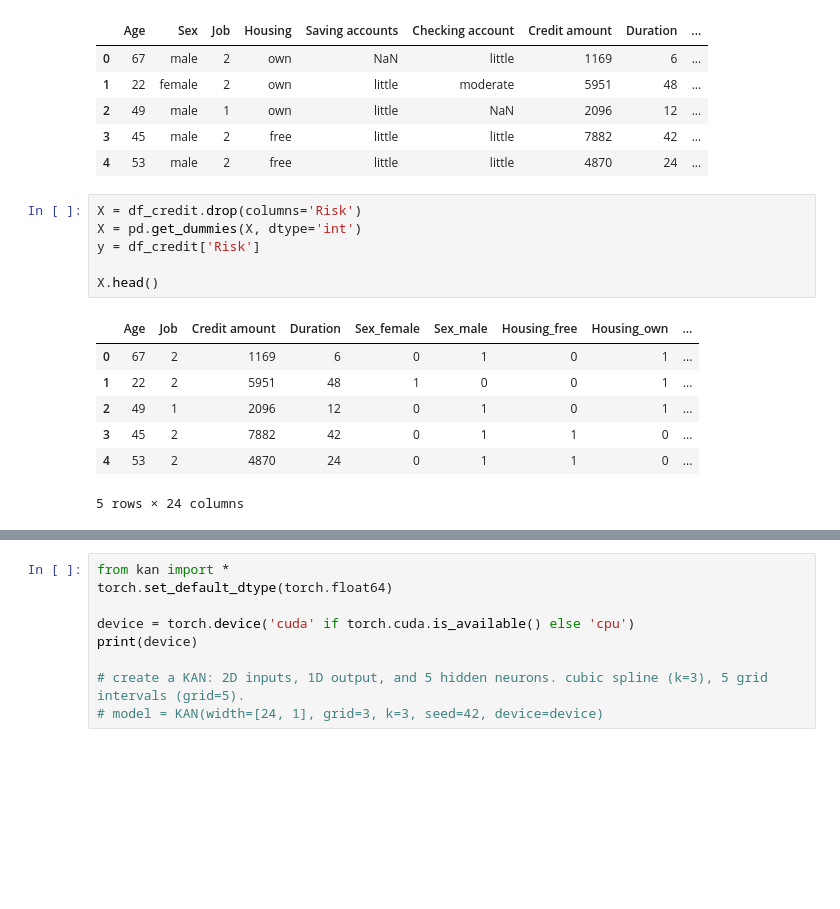
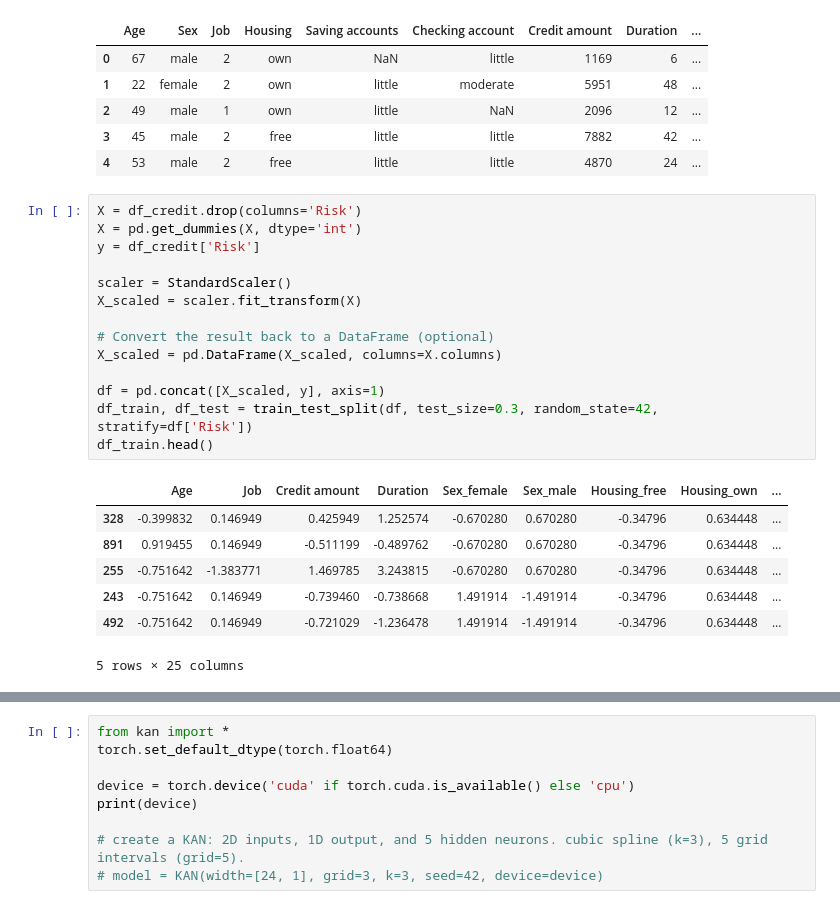
Before and after one commit to QuanPham19/functional-kan, a Jupyter notebook: phase_1/notebooks/credit_model.ipynb, the cells around one changed output, grey strips where cells are left out. Saved outputs shown, nothing was run; the diff lists cells and outputs as text; blank space fills up the shorter version.

```diff
--- a/phase_1/notebooks/credit_model.ipynb
+++ b/phase_1/notebooks/credit_model.ipynb
@@ -26,20 +38,28 @@ df_credit.head()
 | 2 | 49 | male | 1 | own | little | NaN | 2096 | 12 | ... |
 | 3 | 45 | male | 2 | free | little | little | 7882 | 42 | ... |
 | 4 | 53 | male | 2 | free | little | little | 4870 | 24 | ... |
-# %%
-X = df_credit.drop(columns='Risk')
-X = pd.get_dummies(X, dtype='int')
-y = df_credit['Risk']
-
-X.head()
-# %% [output]
-|  | Age | Job | Credit amount | Duration | Sex_female | Sex_male | Housing_free | Housing_own | ... |
-| 0 | 67 | 2 | 1169 | 6 | 0 | 1 | 0 | 1 | ... |
-| 1 | 22 | 2 | 5951 | 48 | 1 | 0 | 0 | 1 | ... |
-| 2 | 49 | 1 | 2096 | 12 | 0 | 1 | 0 | 1 | ... |
-| 3 | 45 | 2 | 7882 | 42 | 0 | 1 | 1 | 0 | ... |
-| 4 | 53 | 2 | 4870 | 24 | 0 | 1 | 1 | 0 | ... |
-5 rows × 24 columns
+# %%
+X = df_credit.drop(columns='Risk')
+X = pd.get_dummies(X, dtype='int')
+y = df_credit['Risk']
+
+scaler = StandardScaler()
+X_scaled = scaler.fit_transform(X)
+
+# Convert the result back to a DataFrame (optional)
+X_scaled = pd.DataFrame(X_scaled, columns=X.columns)
+
+df = pd.concat([X_scaled, y], axis=1)
+df_train, df_test = train_test_split(df, test_size=0.3, random_state=42, stratify=df['Risk'])
+df_train.head()
+# %% [output]
+|  | Age | Job | Credit amount | Duration | Sex_female | Sex_male | Housing_free | Housing_own | ... |
+| 328 | -0.399832 | 0.146949 | 0.425949 | 1.252574 | -0.670280 | 0.670280 | -0.34796 | 0.634448 | ... |
+| 891 | 0.919455 | 0.146949 | -0.511199 | -0.489762 | -0.670280 | 0.670280 | -0.34796 | 0.634448 | ... |
+| 255 | -0.751642 | -1.383771 | 1.469785 | 3.243815 | -0.670280 | 0.670280 | -0.34796 | 0.634448 | ... |
+| 243 | -0.751642 | 0.146949 | -0.739460 | -0.738668 | 1.491914 | -1.491914 | -0.34796 | 0.634448 | ... |
+| 492 | -0.751642 | 0.146949 | -0.721029 | -1.236478 | 1.491914 | -1.491914 | -0.34796 | 0.634448 | ... |
+5 rows × 25 columns
 # %%
 #@title 4.2. MLP PREDICTION TRIAL
 n_simulation = 50
```
Also changed, not shown: parts of 10 cells of this notebook.
